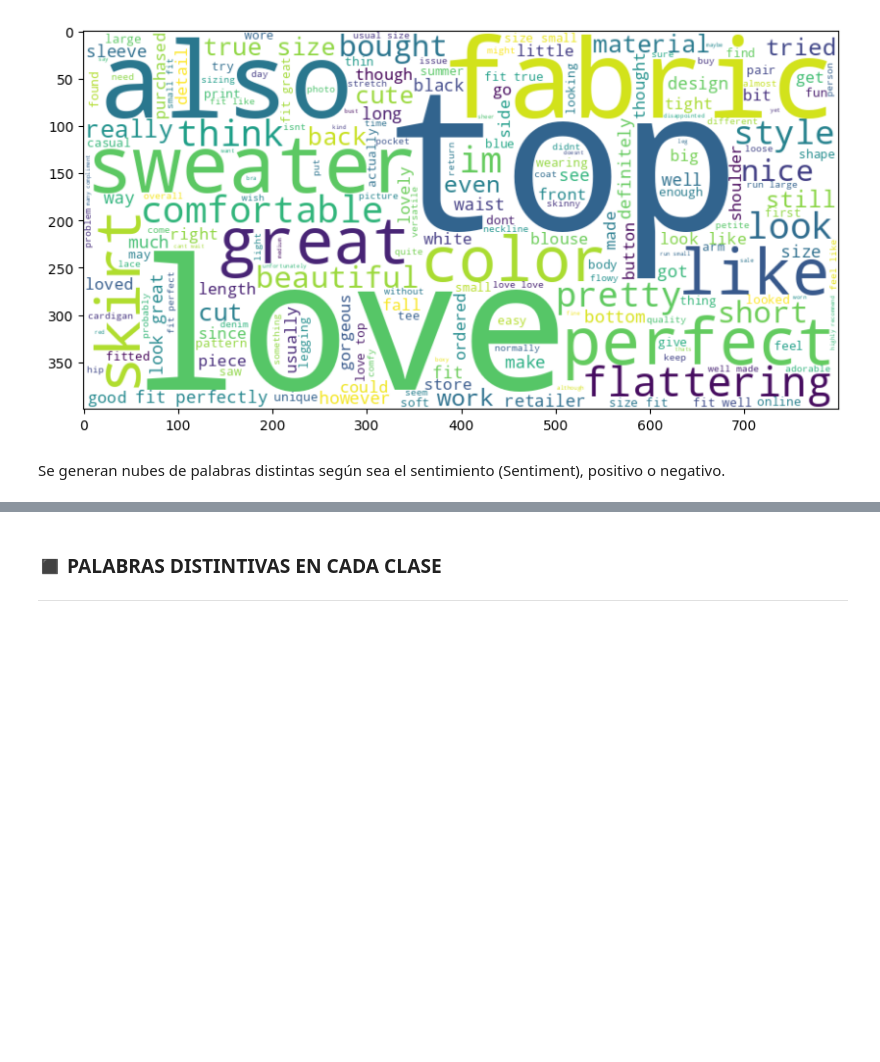
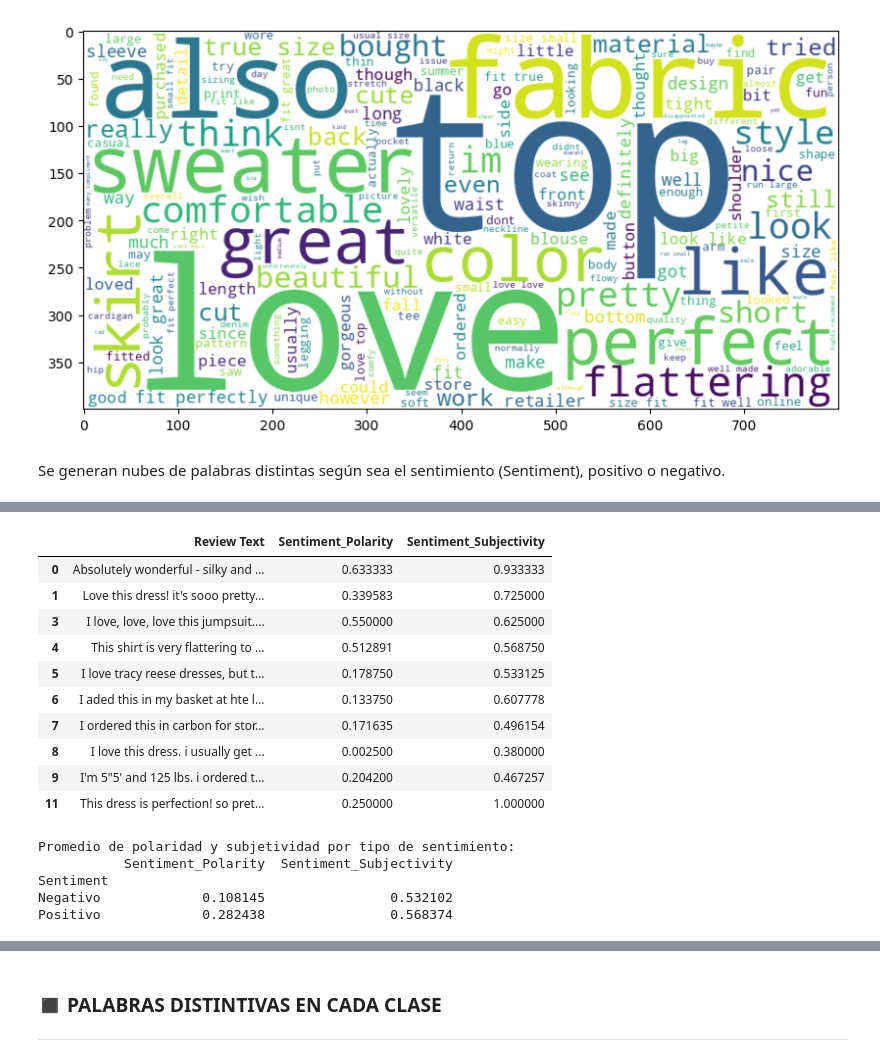
Before and after one commit to eugeinga/CODER-DataScienceIII, a Jupyter notebook: proyecto_final_ingaramo.ipynb, the cells around one changed output, grey strips where cells are left out. Cells and saved outputs as stored; diff of their text form; code cells hidden in the pictures; blank space fills up the shorter version.

```diff
--- a/proyecto_final_ingaramo.ipynb
+++ b/proyecto_final_ingaramo.ipynb
@@ -580,0 +585,31 @@ plt.show()
+# %%
+# Se crea una columna con objetos TextBlob sobre la que se hará el análisis de sentimiento
+df['Blob'] = df['Review Text'].apply(TextBlob)
+
+# Se extraen la polaridad y subjetividad del sentimiento
+df['Sentiment_Polarity'] = df['Blob'].apply(lambda blob: blob.sentiment.polarity)
+df['Sentiment_Subjectivity'] = df['Blob'].apply(lambda blob: blob.sentiment.subjectivity)
+df[['Review Text', 'Sentiment_Polarity', 'Sentiment_Subjectivity']].head(10)
+# %% [output]
+|  | Review Text | Sentiment_Polarity | Sentiment_Subjectivity |
+| 0 | Absolutely wonderful - silky and ... | 0.633333 | 0.933333 |
+| 1 | Love this dress! it's sooo pretty... | 0.339583 | 0.725000 |
+| 3 | I love, love, love this jumpsuit.... | 0.550000 | 0.625000 |
+| 4 | This shirt is very flattering to ... | 0.512891 | 0.568750 |
+| 5 | I love tracy reese dresses, but t... | 0.178750 | 0.533125 |
+| 6 | I aded this in my basket at hte l... | 0.133750 | 0.607778 |
+| 7 | I ordered this in carbon for stor... | 0.171635 | 0.496154 |
+| 8 | I love this dress. i usually get ... | 0.002500 | 0.380000 |
+| 9 | I'm 5"5' and 125 lbs. i ordered t... | 0.204200 | 0.467257 |
+| 11 | This dress is perfection! so pret... | 0.250000 | 1.000000 |
+# %%
+sentiment_stats = df.groupby('Sentiment')[['Sentiment_Polarity', 'Sentiment_Subjectivity']].mean()  # Se agrupa por sentimiento y calculan promedios
+
+print("Promedio de polaridad y subjetividad por tipo de sentimiento:")
+print(sentiment_stats)
+# %% [output]
+Promedio de polaridad y subjetividad por tipo de sentimiento:
+           Sentiment_Polarity  Sentiment_Subjectivity
+Sentiment
+Negativo             0.108145                0.532102
+Positivo             0.282438                0.568374
```
Also changed, not shown: parts of 6 cells of this notebook.
